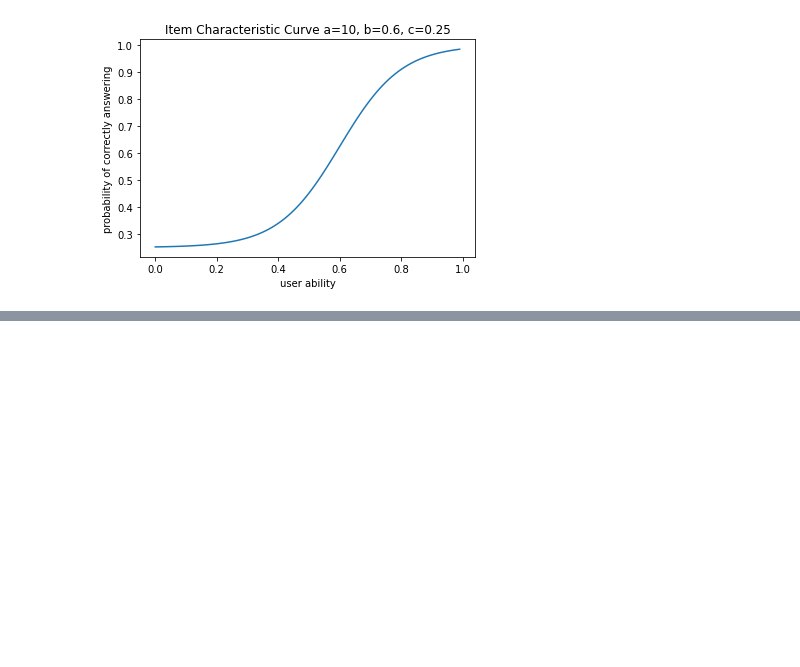
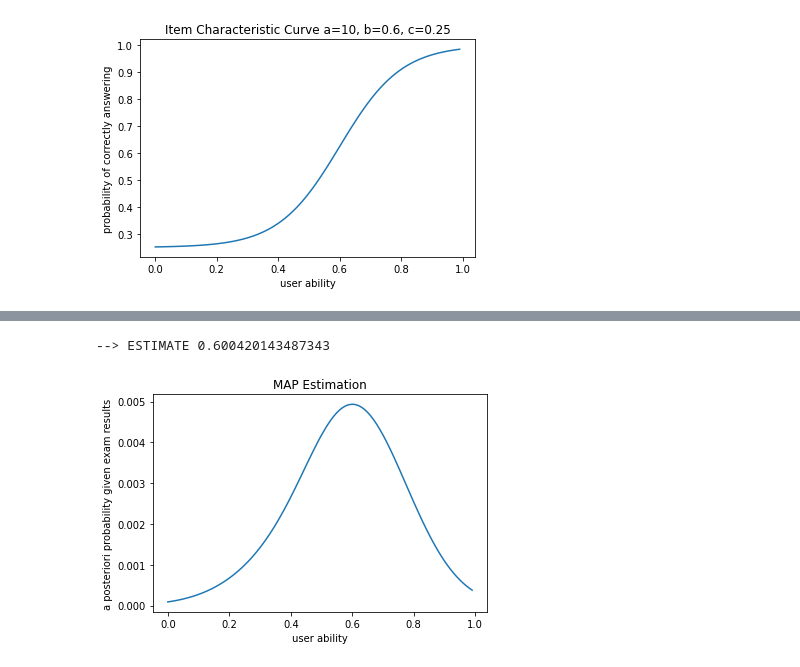
Before and after one commit to seakers/cost-estimator-ca, a Jupyter notebook: stats/ItemResponseTheory.ipynb, the cells around one changed output, grey strips where cells are left out. Cells and saved outputs as stored; diff of their text form; code cells hidden in the pictures; blank space fills up the shorter version.

```diff
--- a/stats/ItemResponseTheory.ipynb
+++ b/stats/ItemResponseTheory.ipynb
@@ -97,0 +106,34 @@ print('--> ESTIMATE', estimate.x)
+# %%
+from irt_estimation.IIIPL import MAP_Ability_Estimator
+from scipy.stats import norm
+
+# Exam results
+answers = [
+        (1, IIIPL(10, .5, .25)),
+        (0, IIIPL(4, .4, .25)),
+        (1, IIIPL(6, .8, .25)),
+        (1, IIIPL(6, .9, .25))
+]
+
+# Define ability parameter distribution of population
+mean = 0.5
+sd = 0.2
+dist = norm(mean, sd)
+
+# Instantiate estimator, set prior distribution
+estimator = MAP_Ability_Estimator(answers, theta_dist=dist)
+
+# Sample a uniform distribution of ability parameter vaules [0, 1] to draw MAP function
+theta = np.arange(0, 1, 0.01)
+likelihoods = estimator.likelihood_arr(theta)
+plt.plot(theta, likelihoods)
+plt.xlabel("user ability")
+plt.ylabel("a posteriori probability given exam results")
+_ = plt.title(f"MAP Estimation")
+
+# Estimate the user's ability parameter by maximizing the MAP function
+estimate = estimator.estimate()
+print('--> ESTIMATE', estimate.x)
+# %% [output]
+--> ESTIMATE 0.600420143487343
+[figure, added]
```
Also changed, not shown: parts of 5 cells of this notebook, 1 other file.
